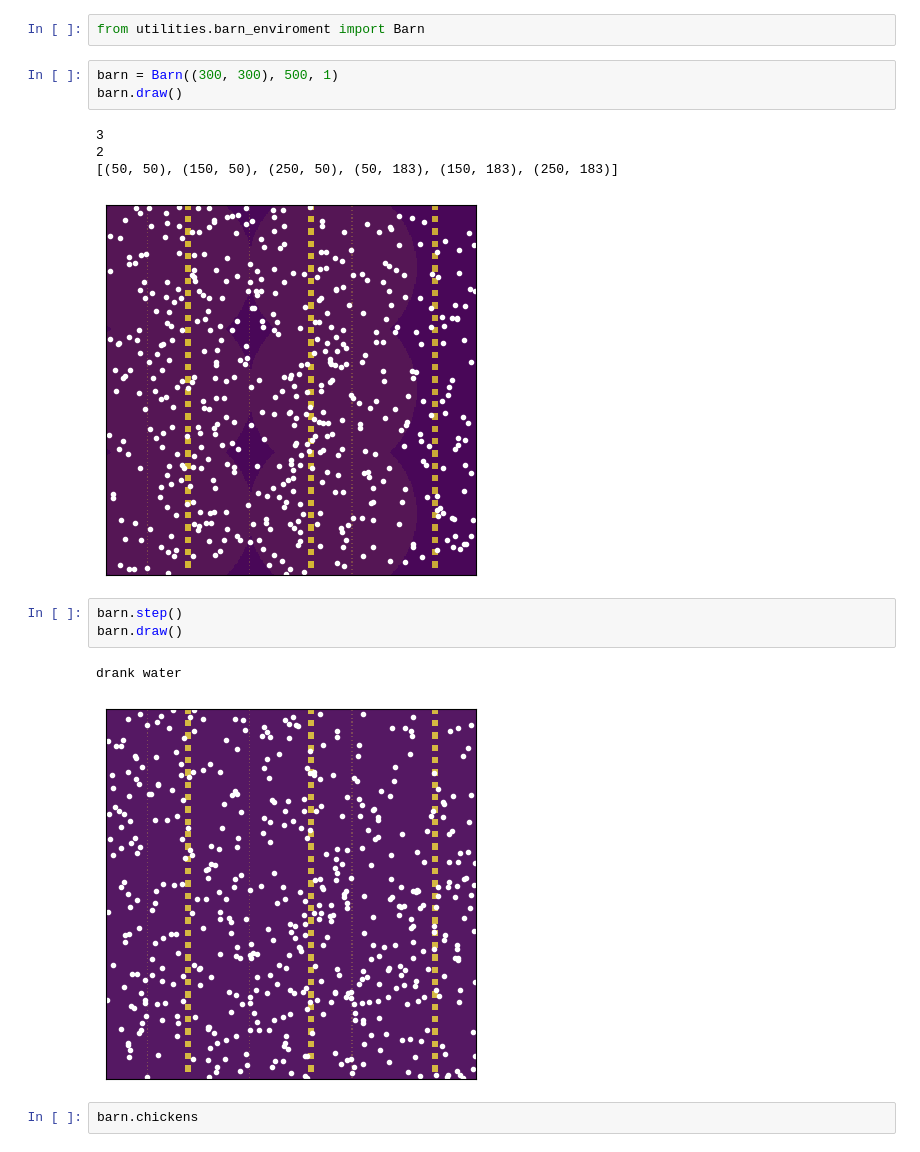
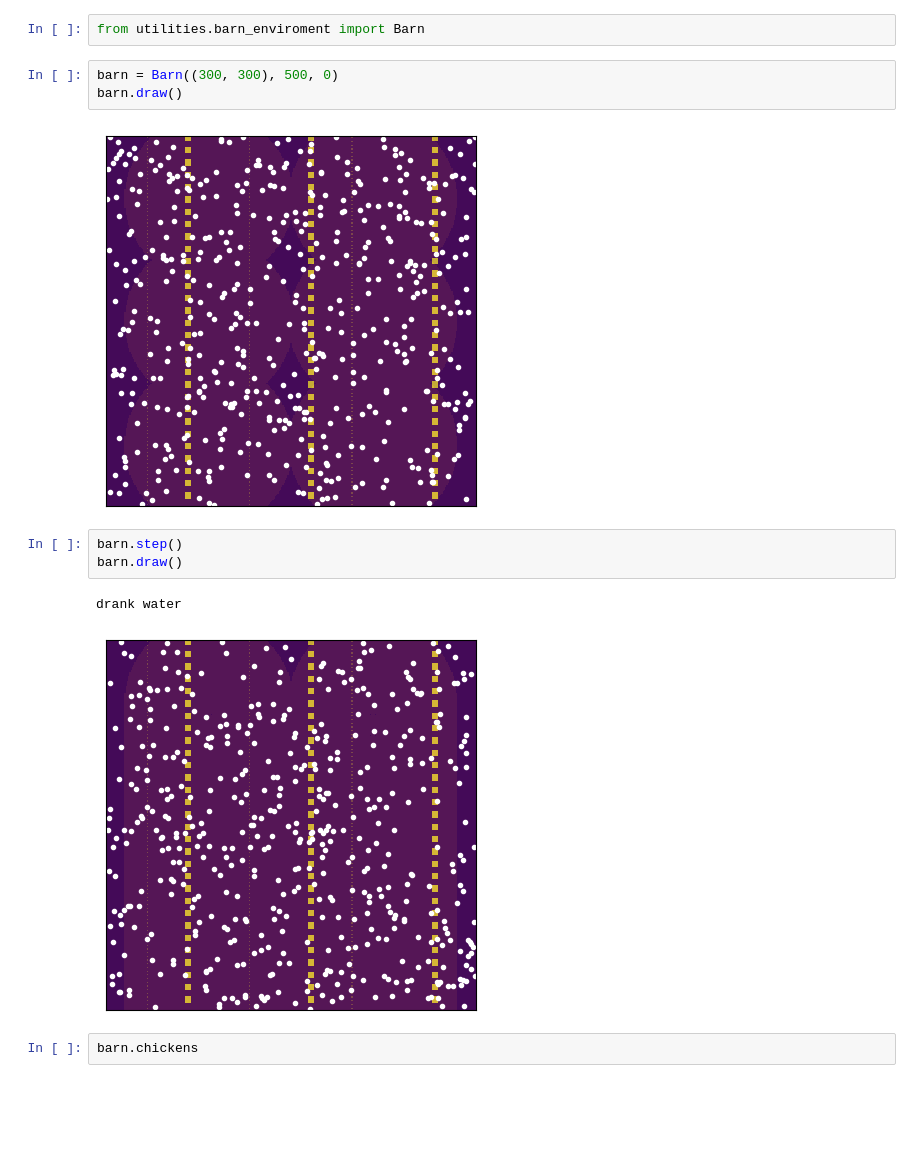
Before and after one commit to JoelDeen820/chicken_agent_model, a Jupyter notebook: chicken_agents.ipynb, the cells around one changed output. Drawn from its saved outputs; the diff is of its cells as text; blank space fills up the shorter version.

```diff
--- a/chicken_agents.ipynb
+++ b/chicken_agents.ipynb
@@ -1,19 +1,16 @@
 # %%
 from utilities.barn_enviroment import Barn
 # %%
-barn = Barn((300, 300), 500, 1)
+barn = Barn((300, 300), 500, 0)
 barn.draw()
 # %% [output]
-3
-2
-[(50, 50), (150, 50), (250, 50), (50, 183), (150, 183), (250, 183)]
-[figure, old version]
+[figure, new version]
 # %%
 barn.step()
 barn.draw()
 # %% [output]
 drank water
-[figure, old version]
+[figure, new version]
 # %%
 barn.chickens
 # %% [output]
```
Also changed, not shown: parts of 1 cell of this notebook, 3 other files.
